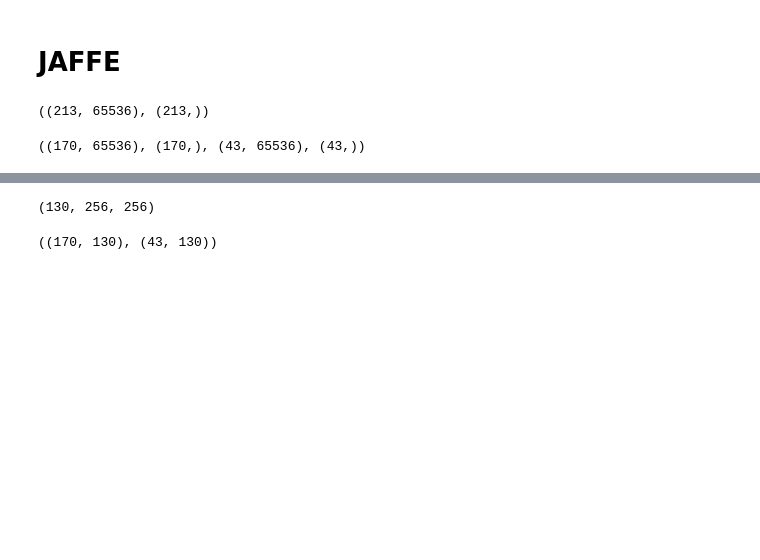
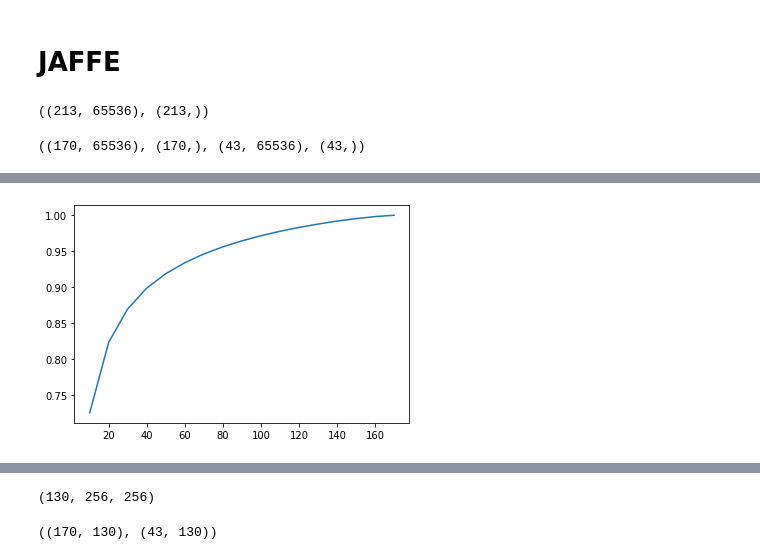
Before and after one commit to shivani-nandani/emotion-detection, a Jupyter notebook: BEST_pca_svm_model.ipynb, the cells around one changed output, grey strips where cells are left out. Drawn from its saved outputs; the diff is of its cells as text; code cells hidden in the pictures; blank space fills up the shorter version.

```diff
--- a/BEST_pca_svm_model.ipynb
+++ b/BEST_pca_svm_model.ipynb
@@ -66,0 +99,5 @@ sum(pca.explained_variance_ratio_)
+# %%
+plt.plot(list(range(10,180,10)),evr)
+plt.show()
+# %% [output]
+[figure, added]
```
Also changed, not shown: parts of 14 cells of this notebook.
